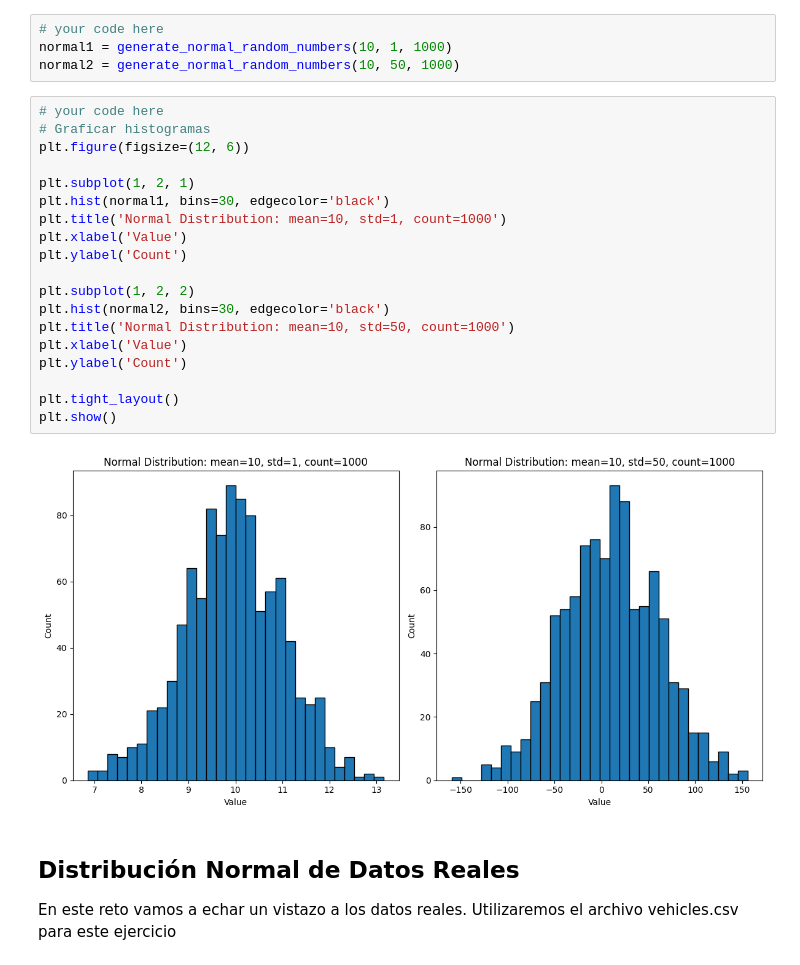
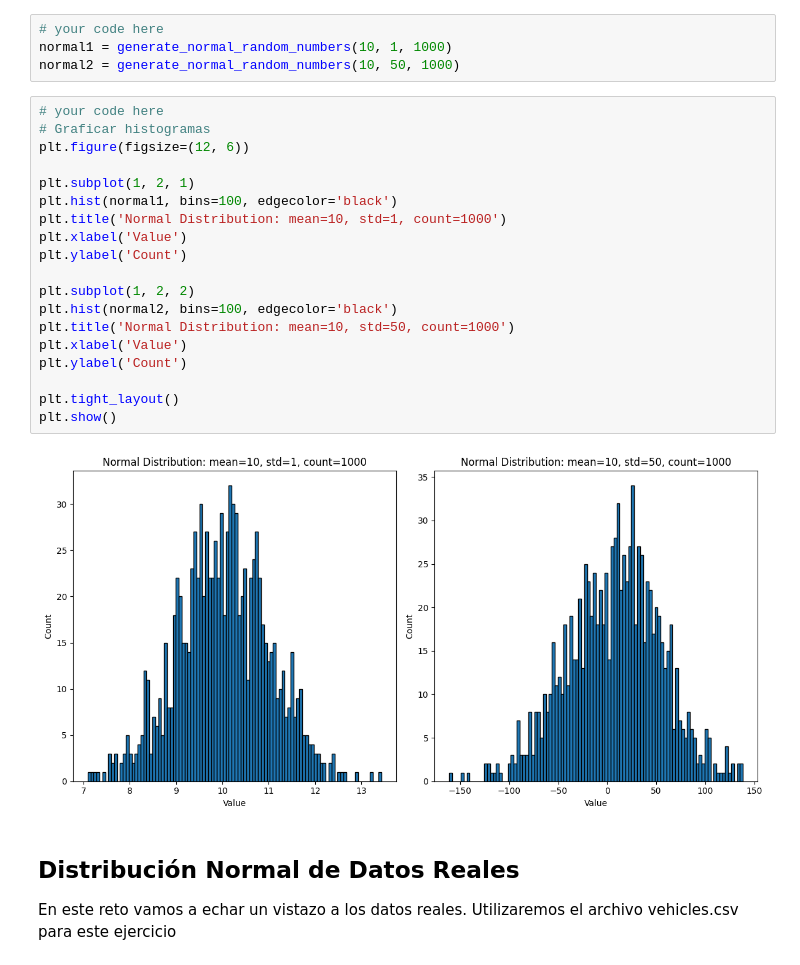
Before and after one commit to ToniMorales6/lab-continuous-probability-distributions-es, a Jupyter notebook: your-code/main.ipynb, the cells around one changed output. Saved outputs shown, nothing was run; the diff lists cells and outputs as text.

```diff
--- a/your-code/main.ipynb
+++ b/your-code/main.ipynb
@@ -94,24 +94,24 @@ normal2 = generate_normal_random_numbers(10, 50, 1000)
 # %%
 # your code here
 # Graficar histogramas
 plt.figure(figsize=(12, 6))
 
 plt.subplot(1, 2, 1)
-plt.hist(normal1, bins=30, edgecolor='black')
+plt.hist(normal1, bins=100, edgecolor='black')
 plt.title('Normal Distribution: mean=10, std=1, count=1000')
 plt.xlabel('Value')
 plt.ylabel('Count')
 
 plt.subplot(1, 2, 2)
-plt.hist(normal2, bins=30, edgecolor='black')
+plt.hist(normal2, bins=100, edgecolor='black')
 plt.title('Normal Distribution: mean=10, std=50, count=1000')
 plt.xlabel('Value')
 plt.ylabel('Count')
 
 plt.tight_layout()
 plt.show()
 # %% [output]
-[figure, old version]
+[figure, new version]
 # %% [markdown]
 ## Distribución Normal de Datos Reales
 
```
Also changed, not shown: parts of 1 cell of this notebook.
